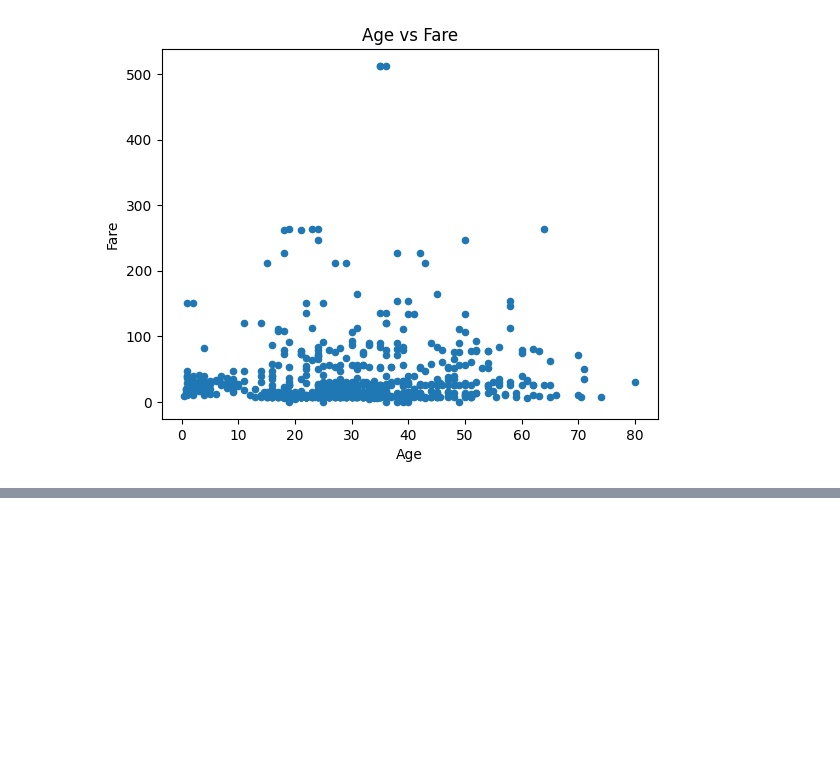
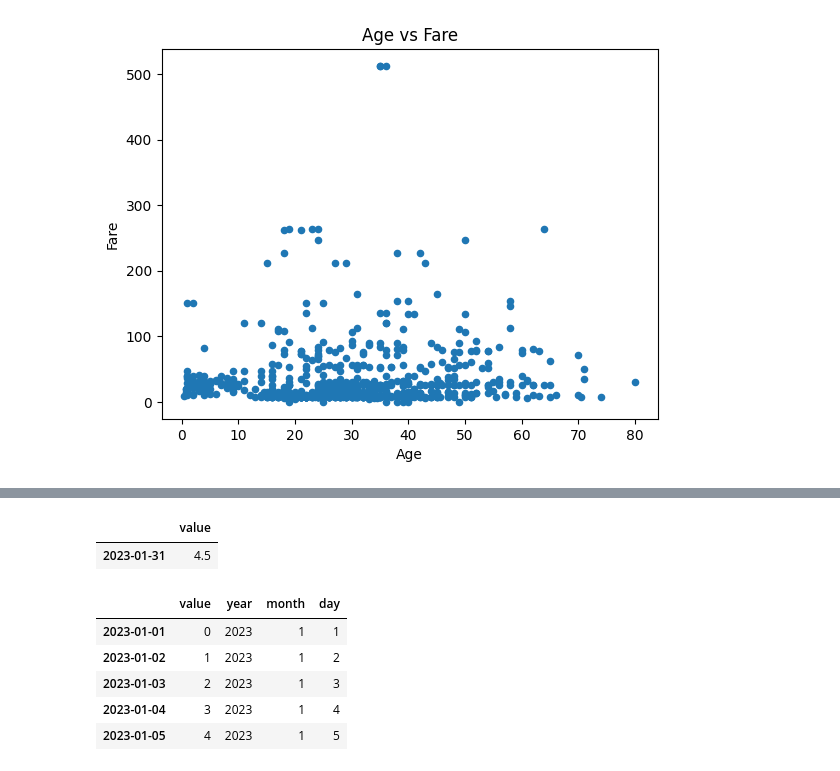
Before and after one commit to Andreachurchwell/JTC_AISE_FALL_2025, a Jupyter notebook: practice/pandas_tutorial.ipynb, the cells around one changed output, grey strips where cells are left out. Saved outputs shown, nothing was run; the diff lists cells and outputs as text; code cells hidden in the pictures; blank space fills up the shorter version.

```diff
--- a/practice/pandas_tutorial.ipynb
+++ b/practice/pandas_tutorial.ipynb
@@ -260,0 +469,7 @@ titanic.plot(x="Age", y="Fare", kind="scatter", title="Age vs Fare")
+# %%
+# Create a date range (January 2023, daily)
+dates = pd.date_range("2023-01-01", periods=10, freq="D")
+
+# Create a small DataFrame with random values
+ts = pd.DataFrame({"value": range(10)}, index=dates)
+ts
@@ -260,0 +488,20 @@ titanic.plot(x="Age", y="Fare", kind="scatter", title="Age vs Fare")
+# %%
+# Resample the time series by month (take the mean)
+ts.resample("ME").mean()
+# %% [output]
+|  | value |
+| 2023-01-31 | 4.5 |
+# %%
+# Add separate year, month, day columns safely
+ts = ts.copy()
+ts.loc[:, "year"] = ts.index.year
+ts.loc[:, "month"] = ts.index.month
+ts.loc[:, "day"] = ts.index.day
+ts.head()
+# %% [output]
+|  | value | year | month | day |
+| 2023-01-01 | 0 | 2023 | 1 | 1 |
+| 2023-01-02 | 1 | 2023 | 1 | 2 |
+| 2023-01-03 | 2 | 2023 | 1 | 3 |
+| 2023-01-04 | 3 | 2023 | 1 | 4 |
+| 2023-01-05 | 4 | 2023 | 1 | 5 |
```
Also changed, not shown: parts of 33 cells of this notebook.
